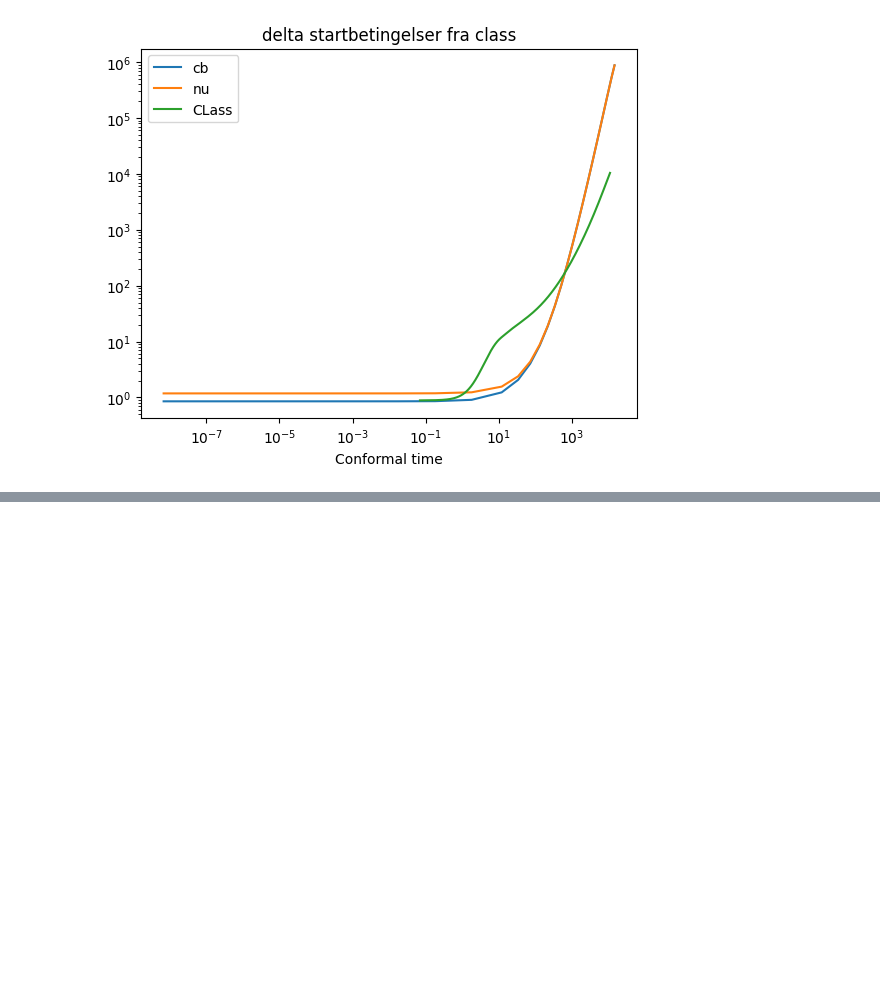
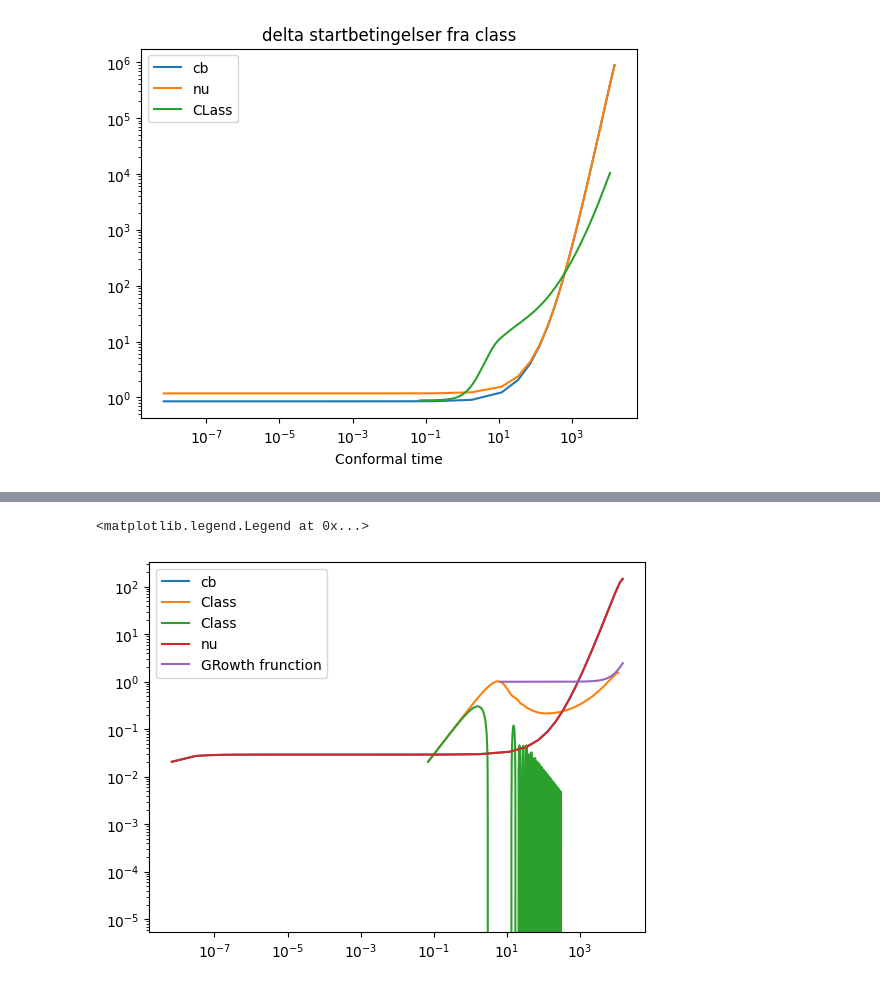
Before and after one commit to eriksteenberg/Grim-kode, a Jupyter notebook: Class shenanigens.ipynb, the cells around one changed output, grey strips where cells are left out. Cells and saved outputs as stored; diff of their text form; code cells hidden in the pictures; blank space fills up the shorter version.

```diff
--- a/Class shenanigens.ipynb
+++ b/Class shenanigens.ipynb
@@ -325,0 +334,11 @@ success
+# %%
+plt.loglog(tau3,theta_cb3,label="cb")
+plt.loglog(pts0['tau [Mpc]'],pts0['theta_' + "cdm"],label="Class")
+plt.loglog(pts0['tau [Mpc]'],pts0['theta_' + "ur"],label="Class")
+plt.loglog(tau3,theta_nu3,label="nu")
+plt.loglog(tau_g1,D,label="GRowth frunction")
+plt.legend()
+plt.titel("Delta")
+# %% [output]
+<matplotlib.legend.Legend at 0x...>
+[figure, added]
```
Also changed, not shown: parts of 12 cells of this notebook.
